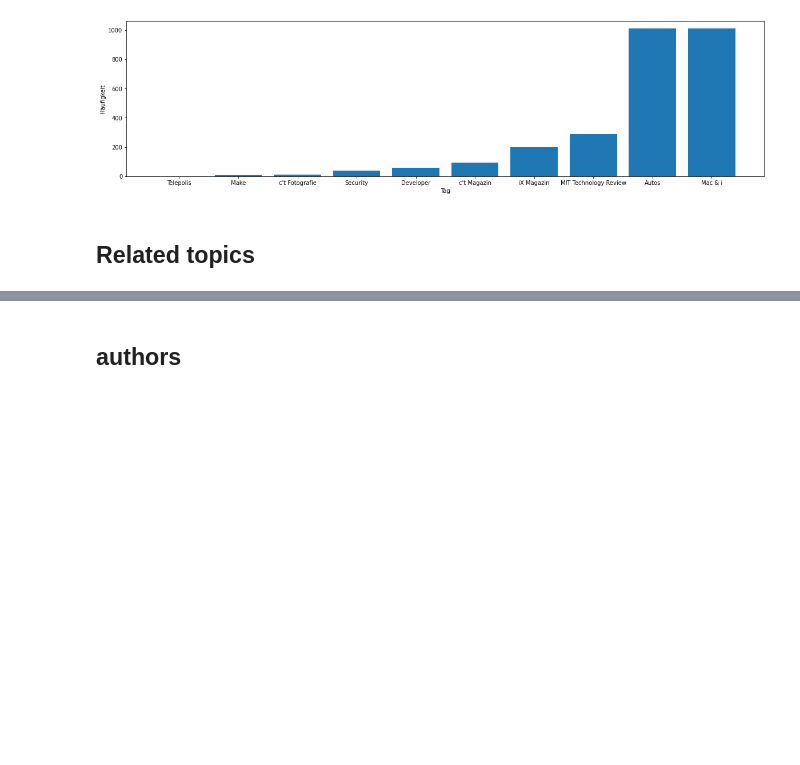
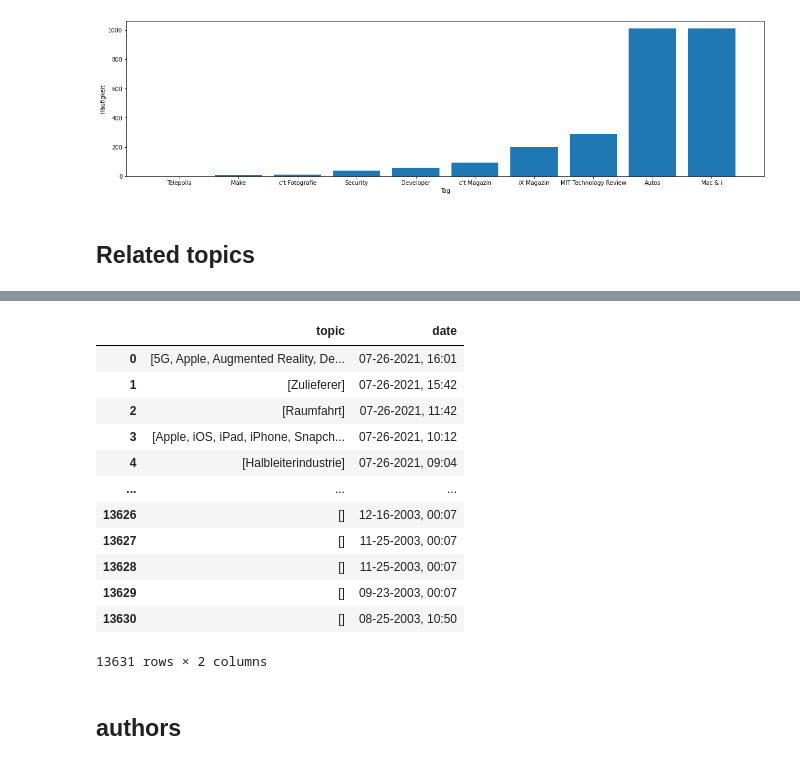
Before and after one commit to Chr1st1anG/NLP, a Jupyter notebook: Exploartion.ipynb, the cells around one changed output, grey strips where cells are left out. Drawn from its saved outputs; the diff is of its cells as text; code cells hidden in the pictures; blank space fills up the shorter version.

```diff
--- a/Exploartion.ipynb
+++ b/Exploartion.ipynb
@@ -260,3 +368,21 @@ plt.show()
+# %%
+topics_date = [[article["related_topics"], article["date"]] for article in articles]
+df = DataFrame(topics_date,columns=['topic','date'])
+df
+# %% [output]
+|  | topic | date |
+| 0 | [5G, Apple, Augmented Reality, De... | 07-26-2021, 16:01 |
+| 1 | [Zulieferer] | 07-26-2021, 15:42 |
+| 2 | [Raumfahrt] | 07-26-2021, 11:42 |
+| 3 | [Apple, iOS, iPad, iPhone, Snapch... | 07-26-2021, 10:12 |
+| 4 | [Halbleiterindustrie] | 07-26-2021, 09:04 |
+| ... | ... | ... |
+| 13626 | [] | 12-16-2003, 00:07 |
+| 13627 | [] | 11-25-2003, 00:07 |
+| 13628 | [] | 11-25-2003, 00:07 |
+| 13629 | [] | 09-23-2003, 00:07 |
+| 13630 | [] | 08-25-2003, 10:50 |
+13631 rows × 2 columns
 # %% [markdown]
 ## authors
 # %% [markdown]
```
Also changed, not shown: parts of 20 cells of this notebook.
